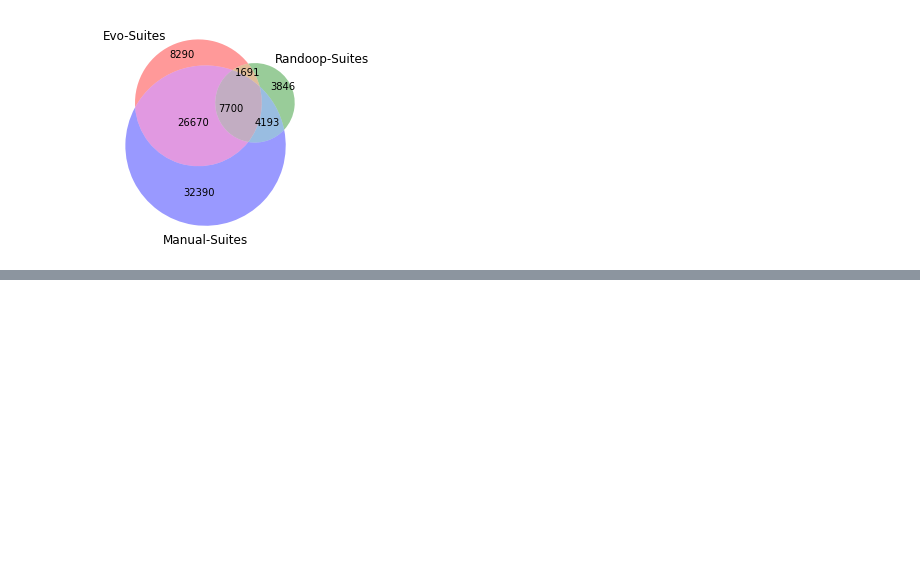
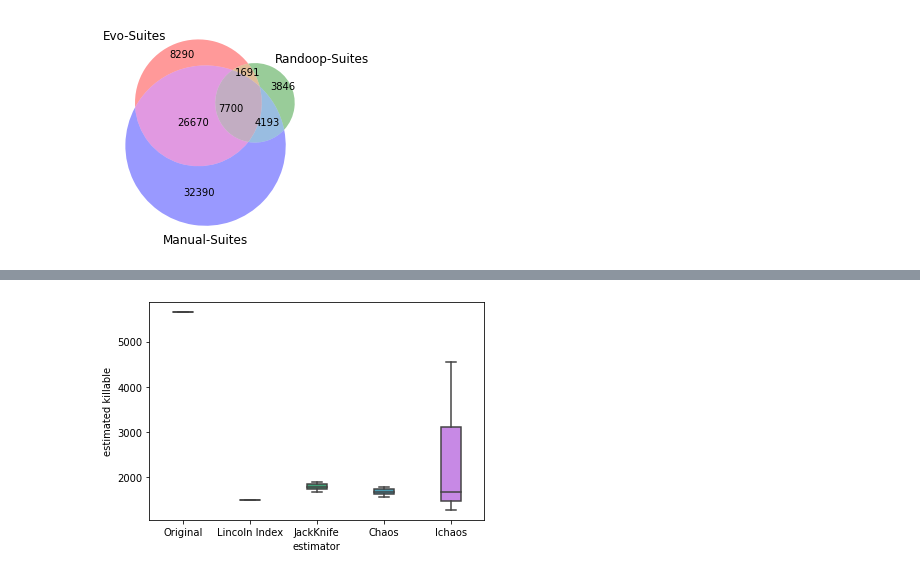
Before and after one commit to dhiddiSk/mutation_analysis_core_ninja, a Jupyter notebook: plots.ipynb, the cells around one changed output, grey strips where cells are left out. Saved outputs shown, nothing was run; the diff lists cells and outputs as text; code cells hidden in the pictures; blank space fills up the shorter version.

```diff
--- a/plots.ipynb
+++ b/plots.ipynb
@@ -233,5 +235,5 @@ fig, ax = plt.subplots()
 # %%
-Estimations = pd.read_csv('KillableEstiamtions.csv')
+Estimations = pd.read_csv('KillableEstiamtions_new.csv')
 Estimations.head(20)
 
 #subset the data with out Original
@@ -240,8 +255,10 @@ Estimations.head(20)
 # %%
-sns.boxplot(x= Estimations['estimators'], y = Estimations['csv'], data=Estimations, palette='husl', width=0.3)
+sns.boxplot(x= Estimations['estimators'], y = Estimations['net'], data=Estimations, palette='husl', width=0.3)
 plt.xlabel("estimator")
 plt.ylabel("estimated killable")
-plt.savefig('csv_killable.png', dpi=300, bbox_inches='tight')
+plt.savefig('net_killable_new.png', dpi=300, bbox_inches='tight')
+# %% [output]
+[figure, added]
 # %%
 import matplotlib.pyplot as plt
 import pandas as pd
```
Also changed, not shown: parts of 3 cells of this notebook, 4 other files.
